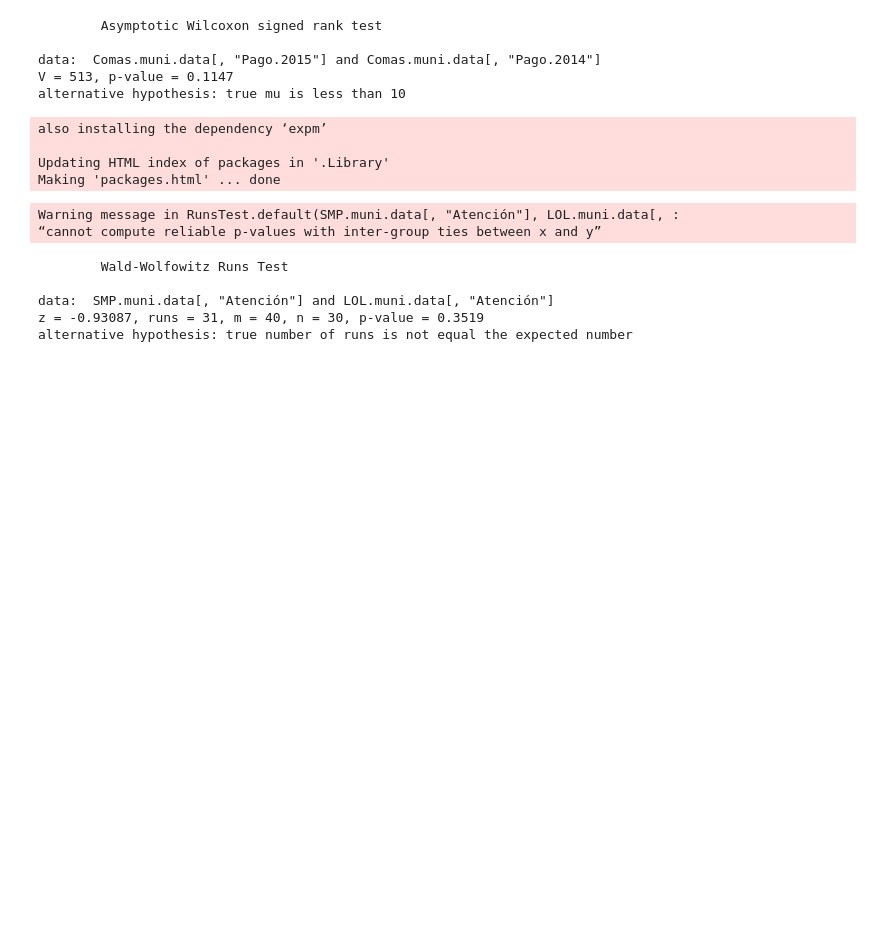
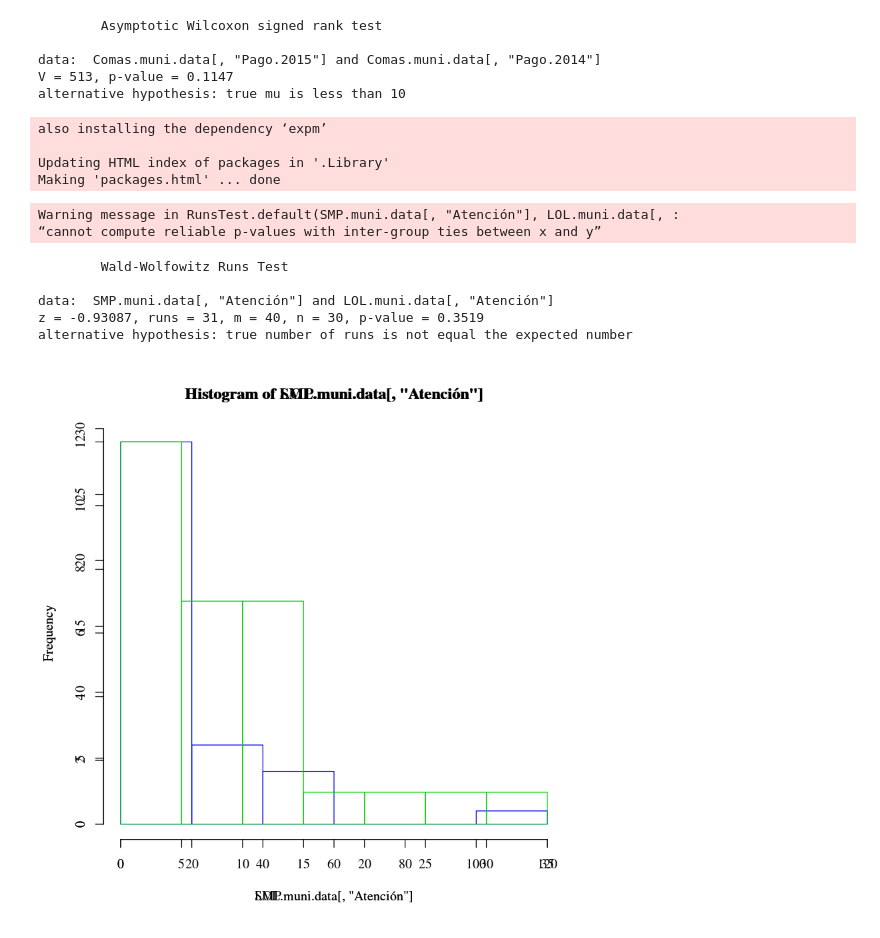
Before and after one commit to jgomezz/MsEstadAplic_MetodosEstadisticos, a Jupyter notebook: MetodosEstadisticos-11-Prueba No Parametricas.ipynb, the cells around one changed output. Saved outputs shown, nothing was run; the diff lists cells and outputs as text; code cells hidden in the pictures; blank space fills up the shorter version.

```diff
--- a/MetodosEstadisticos-11-Prueba No Parametricas.ipynb
+++ b/MetodosEstadisticos-11-Prueba No Parametricas.ipynb
@@ -370,3 +370,10 @@ alternative hypothesis: true number of runs is not equal the expected number
 #
 #     4)  Conclusión: A un alfa = 0.05, no se puede afirmar que la distribución del tiempo de atención de los
 #                     contribuyentes en los distritos de San Martín de los Porres y Los Olivos es diferente
+# %%
+# Realización de los histrogramas
+hist(SMP.muni.data[,"Atención"], border = 4)
+par(new=T)
+hist(LOL.muni.data[,"Atención"], border = 3)
+# %% [output]
+[figure, added]
```
